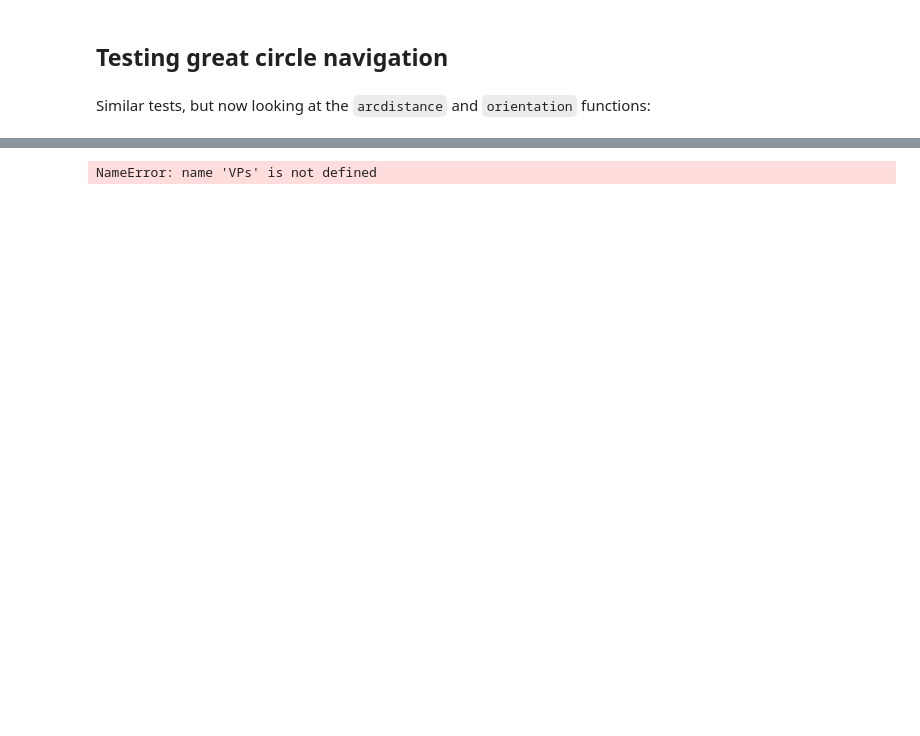
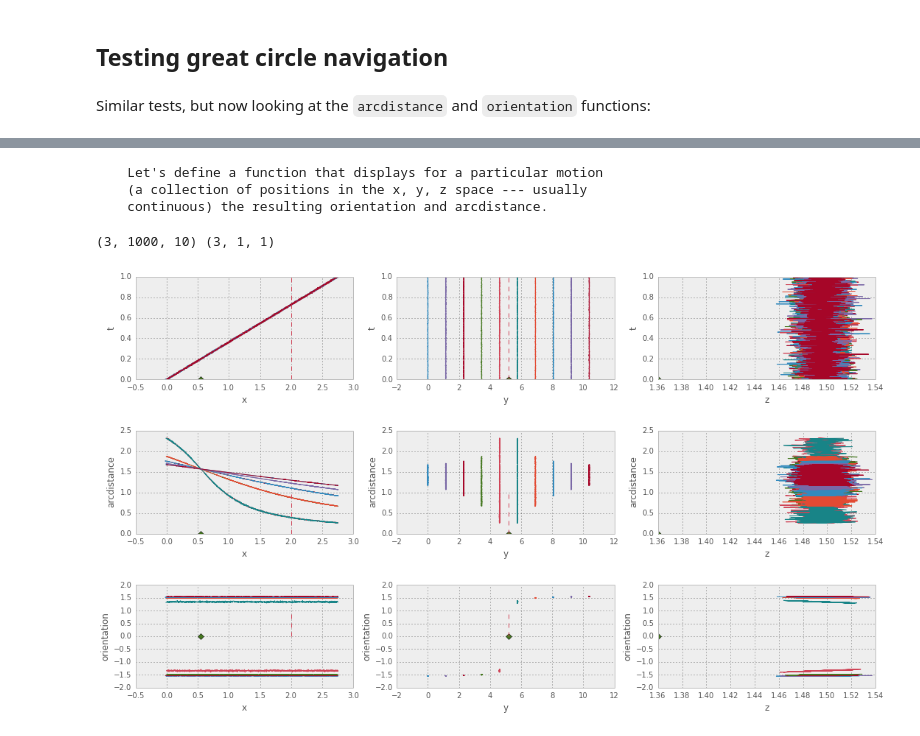
Before and after one commit to NaturalPatterns/2013_Tropique, a Jupyter notebook: test_coordonees_perceptives.ipynb, the cells around one changed output, grey strips where cells are left out. Drawn from its saved outputs; the diff is of its cells as text; code cells hidden in the pictures; blank space fills up the shorter version.

```diff
--- a/test_coordonees_perceptives.ipynb
+++ b/test_coordonees_perceptives.ipynb
@@ -16,7 +26,8 @@ i_vp = 1
 # %% [markdown]
 Plotting function:
 # %%
-def plot_xyz2azel(motion, vp=VPs[1],  axes_perc=['t', 'r', 'az', 'el', 'rec'], axes_xyz=['x', 'y', 'z']):
+def plot_xyz2azel(motion, vp=VPs[i_vp],
+                  axes_perc=['t', 'r', 'az', 'el', 'rec'], axes_xyz=['x', 'y', 'z']):
     """
     Let's define a function that displays for a particular motion
     (a collection of poistions in the x, y, z space --- usually
@@ -52,3 +67,3 @@ print plot_xyz2azel.__doc__
 # %%
-vp = VPs[1]
+vp = VPs[i_vp]
 print vp
@@ -139,5 +179,7 @@ print orientation.__doc__
 # %%
-def plot_xyz2perceptif(motion, vp=VPs[i_vp], axes_xyz=['x', 'y', 'z']):
+def plot_xyz2perceptif(motion, vp=VPs[i_vp], center=np.array([2.0, 5.19, 1.36]),
+                       axes_perc=['t', 'arcdistance', 'orientation'],
+                       axes_rae=['r', 'a', 'e'], axes_xyz=['x', 'y', 'z']):
     """
     Let's define a function that displays for a particular motion
     (a collection of positions in the x, y, z space --- usually
@@ -147,28 +189,27 @@ def plot_xyz2perceptif(motion, vp=VPs[i_vp], axes_xyz=['x', 'y', 'z']):
     fig = plt.figure(figsize=(18,10))
     t = np.linspace(0, 1, motion.shape[1])[:, np.newaxis]*np.ones((1, motion.shape[2]))
     rae_VC = xyz2azel(motion, np.array([vp['x'], vp['y'], vp['z']]))
-    motion_rec = rae2xyz(rae_VC, np.array([vp['x'], vp['y'], vp['z']]))
-    #print rae_VC.shape
+    rae_VO = xyz2azel(center[:, np.newaxis, np.newaxis], np.array([vp['x'], vp['y'], vp['z']]))
+    print rae_VC.shape, rae_VO.shape
     for i_ax, axe_perc in enumerate(axes_perc):
         for j_ax, axe_xyz in enumerate(axes_xyz):
-            #print i_ax, j_ax, 3*i_ax + j_ax
-            ax = fig.add_subplot(len(axes_perc), len(axes_xyz), 1 + len(axes_xyz)*i_ax + j_ax)
+            ax = fig.add_subplot(len(axes_perc), len(axes_rae), 1 + len(axes_xyz)*i_ax + j_ax)
             if axe_perc == 't':
-                #ax.plot(t, rae_VC[i_ax, :, :])
-                #print motion_x[j_ax, :, :].shape, t.shape
                 ax.plot(motion[j_ax, :, :], t)
-            elif axe_perc == 'rec':
-                ax.plot(motion_rec[j_ax, :, :], t)
+            elif axe_perc == 'arcdistance':
+                ax.plot(motion[j_ax, :, :],
+                        arcdistance(rae_VO, rae_VC))
             else:
-                if axe_perc in ['az', 'el']: scale = 180./np.pi
-                else: scale = 1.
-                #print motion_x[j_ax, :, :].shape, rae_VC[i_ax-1, :, :].shape
-                ax.plot(motion[j_ax, :, :], rae_VC[i_ax-1, :, :]*scale)
+                ax.plot(motion[j_ax, :, :],
+                        orientation(rae_VO, rae_VC))
             ax.plot([vp[axe_xyz]], [0.], 'D')
+            ax.plot([center[j_ax], center[j_ax]], [t.min(), t.max()], '--')
             ax.set_xlabel(axe_xyz)
             ax.set_ylabel(axe_perc)
     plt.show()
     return rae_VC
-print plot_xyz2azel.__doc__
+print plot_xyz2perceptif.__doc__
 # %% [output]
-NameError: name 'VPs' is not defined
+    Let's define a function that displays for a particular motion
+    (a collection of positions in the x, y, z space --- usually
+    continuous) the resulting orientation and arcdistance.
@@ -176,0 +216,5 @@ plot_xyz2perceptif(motion_x)
+# %%
+rae_VC = plot_xyz2perceptif(motion_x)
+# %% [output]
+(3, 1000, 10) (3, 1, 1)
+[figure, added]
```
Also changed, not shown: parts of 18 cells of this notebook, 6 other files.
